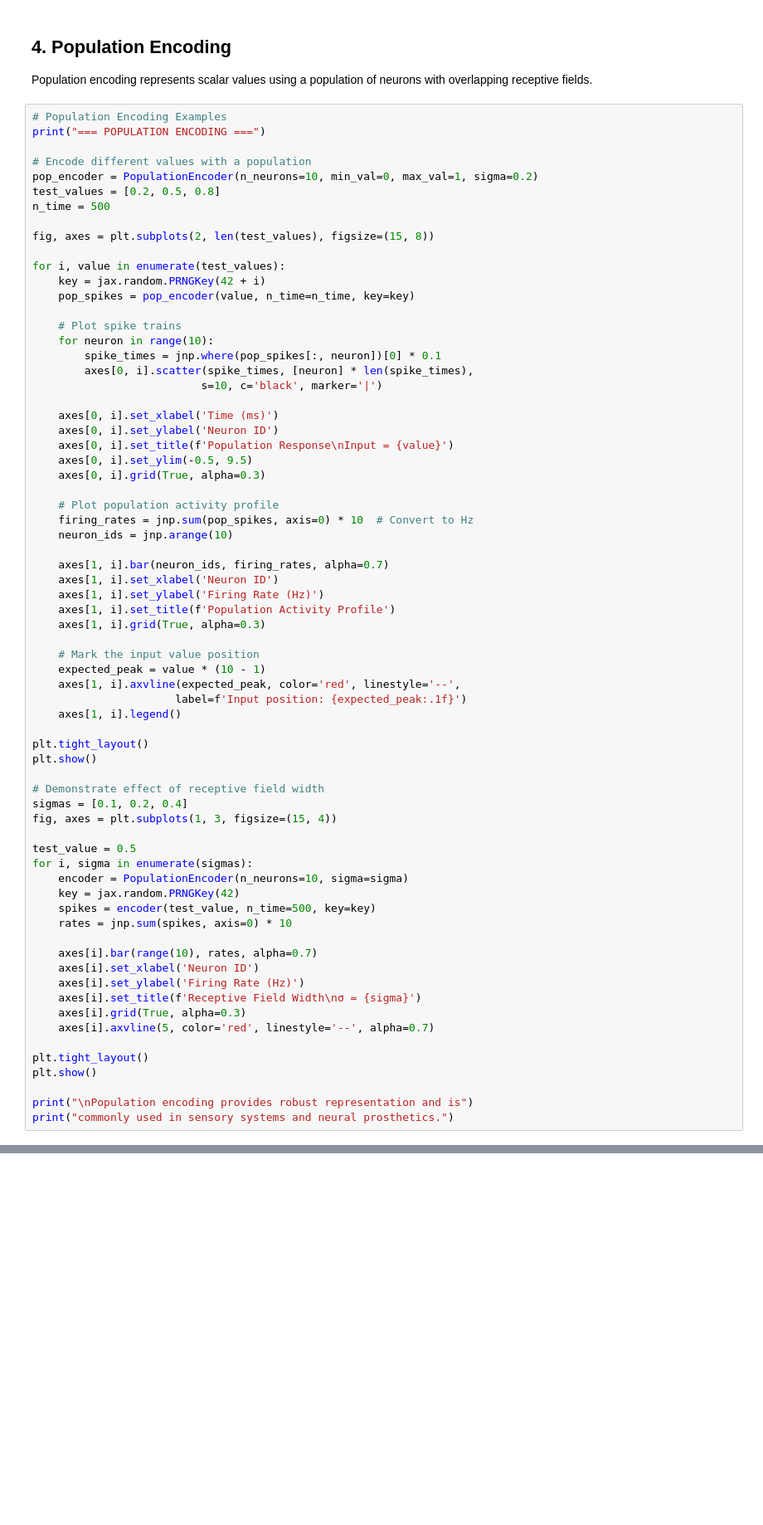
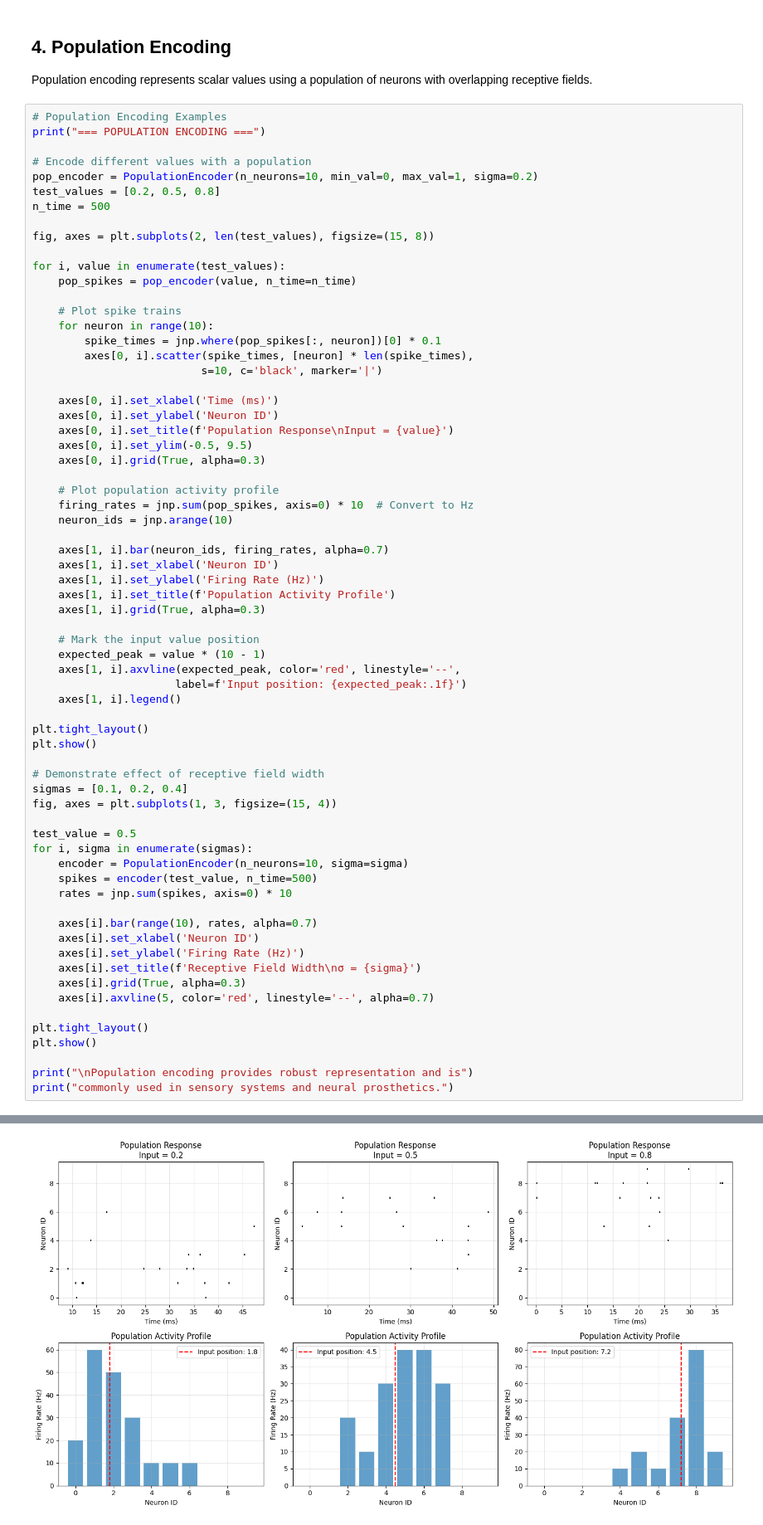
Before and after one commit to chaobrain/braintools, a Jupyter notebook: docs/spike_encoding.ipynb, the cells around one changed output, grey strips where cells are left out. Shown: that part at 83% size. Drawn from its saved outputs; the diff is of its cells as text; blank space fills up the shorter version.

```diff
--- a/docs/spike_encoding.ipynb
+++ b/docs/spike_encoding.ipynb
@@ -234,8 +269,7 @@ n_time = 500
 fig, axes = plt.subplots(2, len(test_values), figsize=(15, 8))
 
 for i, value in enumerate(test_values):
-    key = jax.random.PRNGKey(42 + i)
-    pop_spikes = pop_encoder(value, n_time=n_time, key=key)
+    pop_spikes = pop_encoder(value, n_time=n_time)
 
     # Plot spike trains
     for neuron in range(10):
@@ -275,8 +309,7 @@ fig, axes = plt.subplots(1, 3, figsize=(15, 4))
 test_value = 0.5
 for i, sigma in enumerate(sigmas):
     encoder = PopulationEncoder(n_neurons=10, sigma=sigma)
-    key = jax.random.PRNGKey(42)
-    spikes = encoder(test_value, n_time=500, key=key)
+    spikes = encoder(test_value, n_time=500)
     rates = jnp.sum(spikes, axis=0) * 10
 
     axes[i].bar(range(10), rates, alpha=0.7)
@@ -291,3 +324,4 @@ plt.show()
 
 print("\nPopulation encoding provides robust representation and is")
 print("commonly used in sensory systems and neural prosthetics.")
+# %% [output]
@@ -293,0 +329 @@ print("commonly used in sensory systems and neural prosthetics.")
+[figure, added]
```
Also changed, not shown: parts of 9 cells of this notebook, 2 other files.
